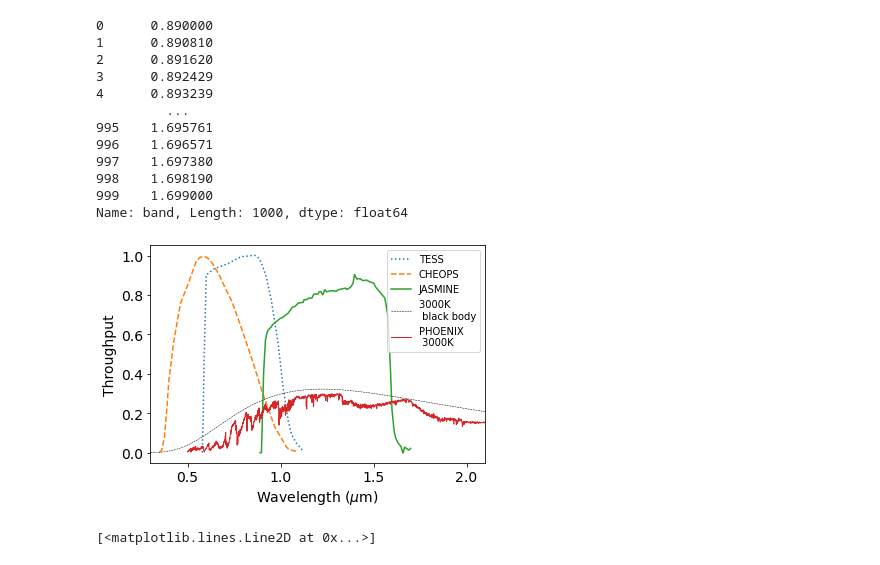
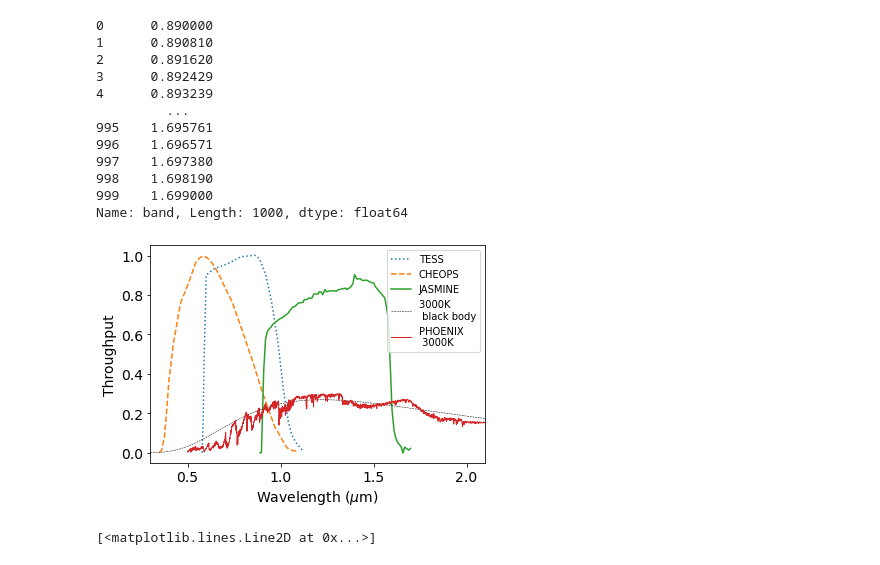
Before and after one commit to HajimeKawahara/exocounts, a Jupyter notebook: examples/jasmine/filter/satellites.ipynb, the cells around one changed output. Drawn from its saved outputs; the diff is of its cells as text; code cells hidden in the pictures.

```diff
--- a/examples/jasmine/filter/satellites.ipynb
+++ b/examples/jasmine/filter/satellites.ipynb
@@ -41,26 +41,26 @@ photonflux=flux*lamb
 # %%
 fig=plt.figure()
 ax=fig.add_subplot(111)
 plt.plot(tess["band"],tess["val"],label="TESS",ls="dotted")
 plt.plot(cheops["band"],cheops["val"],label="CHEOPS",ls="dashed")
 plt.plot(jasmine["band"],jasmine["val"],label="JASMINE")
 #plt.fill_between([1.1,1.8],0.0,1.0,color="green",alpha=0.3)
 
 fac=3.e-1
 lambx=np.linspace(0.3,2.5,1000)*u.micron
-plt.plot(lambx,Blunitless(3000*u.K,lambx)*lambx*3.e-13,color="black",ls="dashed",label="3000K \n black body",lw=0.5)
+plt.plot(lambx,Blunitless(3000*u.K,lambx)*lambx*2.5e-13,color="black",ls="dashed",label="3000K \n black body",lw=0.5)
 plt.plot(lamb,photonflux/np.max(photonflux)*fac,alpha=1.0,lw=1.0,color="C3",label="PHOENIX \n 3000K")
 #plt.plot(lamb,Blunitless(6000*u.K,lamb)*0.02*fac,color="black",ls="dotted")
 plt.xlim(0.3,2.1)
 plt.xlabel("Wavelength ($\mu$m)",fontsize=14)
 plt.ylabel("Throughput",fontsize=14)
 #plt.text(1.3,0.5,"JASMINE",fontsize=16,color="green")
 plt.legend(loc="upper right")
 plt.tick_params(labelsize=14)
 plt.savefig("comp_.pdf", bbox_inches="tight", pad_inches=0.0)
 plt.savefig("comp_.png", bbox_inches="tight", pad_inches=0.0)
 # %% [output]
-[figure, old version]
+[figure, new version]
 # %%
 plt.plot(lambx,Blunitless(3000*u.K,lambx)*lambx,color="black",ls="dashed",label="3000K \n black body",lw=0.5)
 plt.plot(lamb,photonflux,alpha=1.0,lw=1.0,color="C3",label="PHOENIX \n 3000K")
```
Also changed, not shown: 2 other files.
